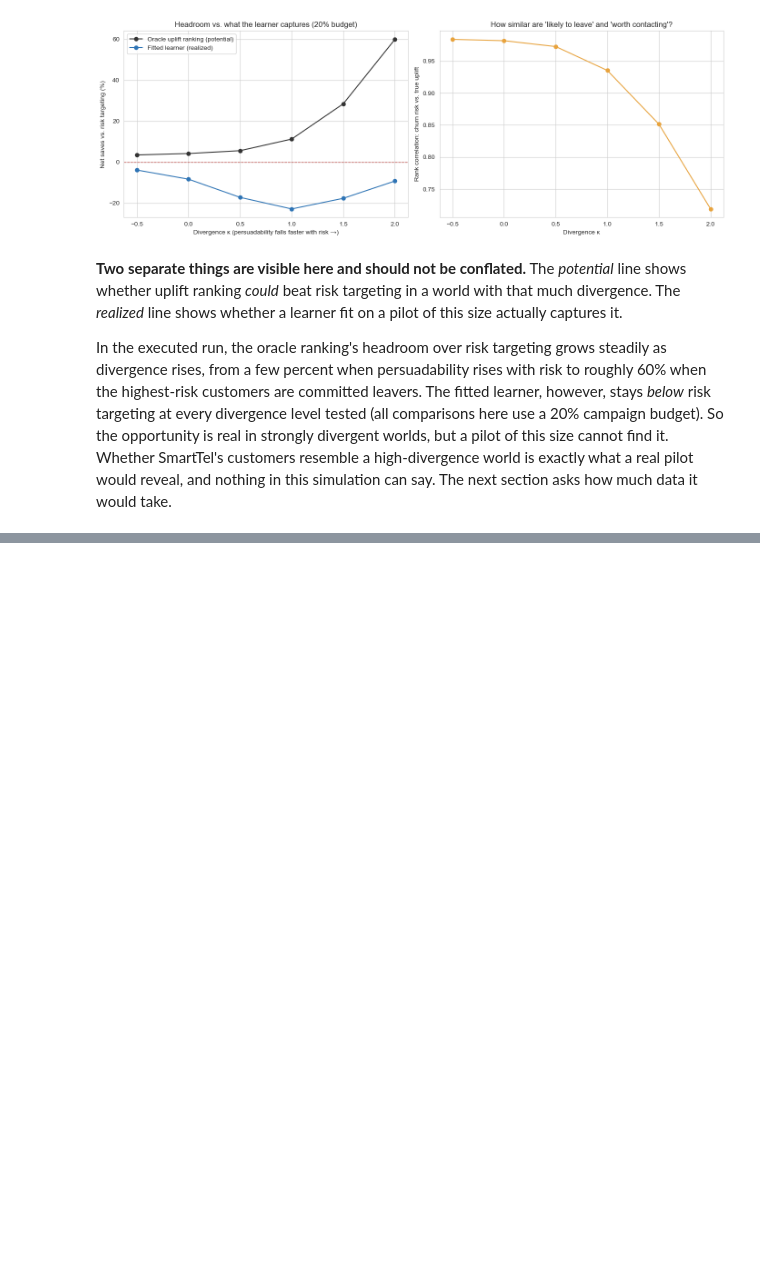
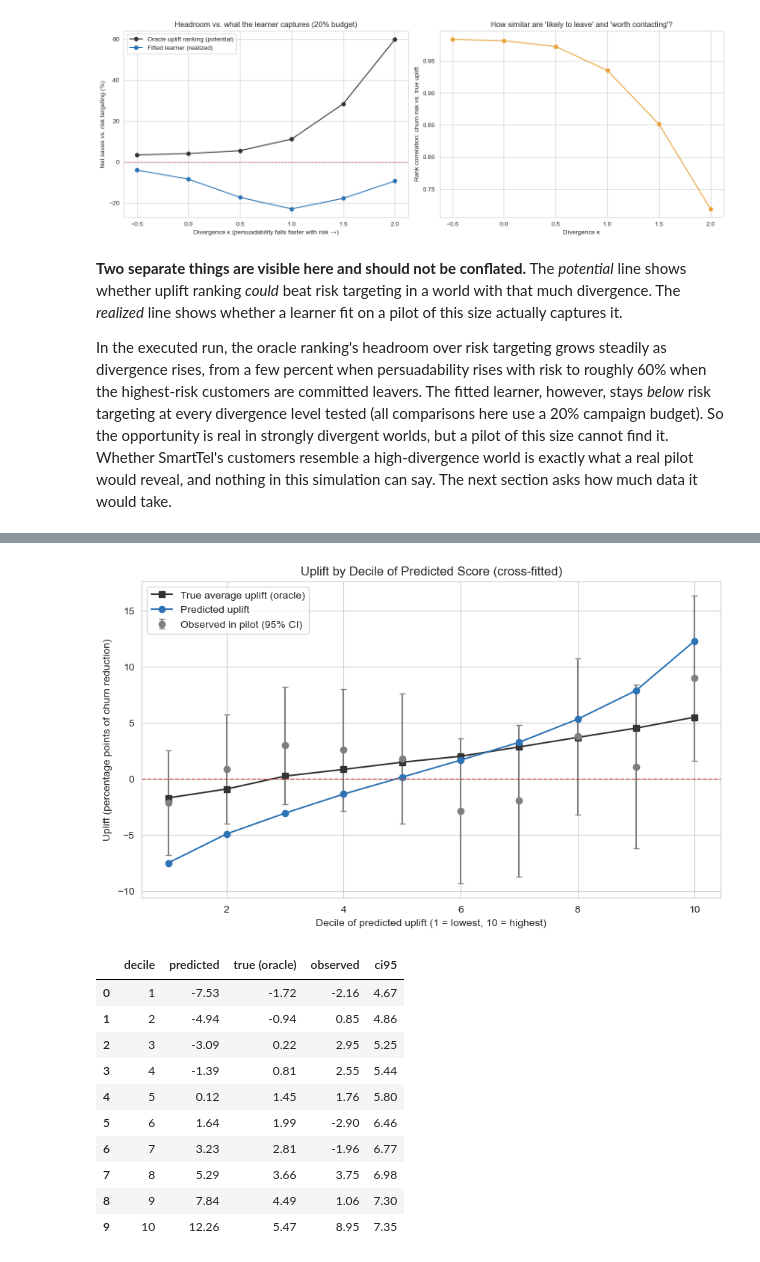
Before and after one commit to danielowuor/Customer-Retention-Intelligence-System, a Jupyter notebook: notebooks/05_uplift_modeling.ipynb, the cells around one changed output, grey strips where cells are left out. Cells and saved outputs as stored; diff of their text form; code cells hidden in the pictures; blank space fills up the shorter version.

```diff
--- a/notebooks/05_uplift_modeling.ipynb
+++ b/notebooks/05_uplift_modeling.ipynb
@@ -529,0 +644,38 @@ In the executed run, the oracle ranking's headroom over risk targeting grows ste
+# %%
+decile = pd.qcut(pd.Series(uplift_oof).rank(method="first"), 10, labels=False)
+rows = []
+for d in range(10):
+    mask = (decile == d).to_numpy()
+    t, c = mask & (W == 1), mask & (W == 0)
+    p_t, p_c = r[t].mean(), r[c].mean()
+    se = np.sqrt(p_t * (1 - p_t) / t.sum() + p_c * (1 - p_c) / c.sum())
+    rows.append({"decile": d + 1, "predicted": uplift_oof[mask].mean() * 100,
+                 "true (oracle)": tau_true[mask].mean() * 100,
+                 "observed": (p_t - p_c) * 100, "ci95": 1.96 * se * 100})
+calib = pd.DataFrame(rows)
+
+fig, ax = plt.subplots(figsize=(10, 5.5))
+ax.errorbar(calib["decile"], calib["observed"], yerr=calib["ci95"], fmt="o", color="#7F7F7F", capsize=3, label="Observed in pilot (95% CI)")
+ax.plot(calib["decile"], calib["true (oracle)"], marker="s", color="#333333", label="True average uplift (oracle)")
+ax.plot(calib["decile"], calib["predicted"], marker="o", color="#2E74B5", label="Predicted uplift")
+ax.axhline(0, color="#C0504D", linestyle="--", linewidth=1)
+ax.set_xlabel("Decile of predicted uplift (1 = lowest, 10 = highest)")
+ax.set_ylabel("Uplift (percentage points of churn reduction)")
+ax.set_title("Uplift by Decile of Predicted Score (cross-fitted)")
+ax.legend()
+plt.show()
+
+calib.round(2)
+# %% [output]
+[figure, added]
+|  | decile | predicted | true (oracle) | observed | ci95 |
+| 0 | 1 | -7.53 | -1.72 | -2.16 | 4.67 |
+| 1 | 2 | -4.94 | -0.94 | 0.85 | 4.86 |
+| 2 | 3 | -3.09 | 0.22 | 2.95 | 5.25 |
+| 3 | 4 | -1.39 | 0.81 | 2.55 | 5.44 |
+| 4 | 5 | 0.12 | 1.45 | 1.76 | 5.80 |
+| 5 | 6 | 1.64 | 1.99 | -2.90 | 6.46 |
+| 6 | 7 | 3.23 | 2.81 | -1.96 | 6.77 |
+| 7 | 8 | 5.29 | 3.66 | 3.75 | 6.98 |
+| 8 | 9 | 7.84 | 4.49 | 1.06 | 7.30 |
+| 9 | 10 | 12.26 | 5.47 | 8.95 | 7.35 |
```
Also changed, not shown: parts of 24 cells of this notebook.
